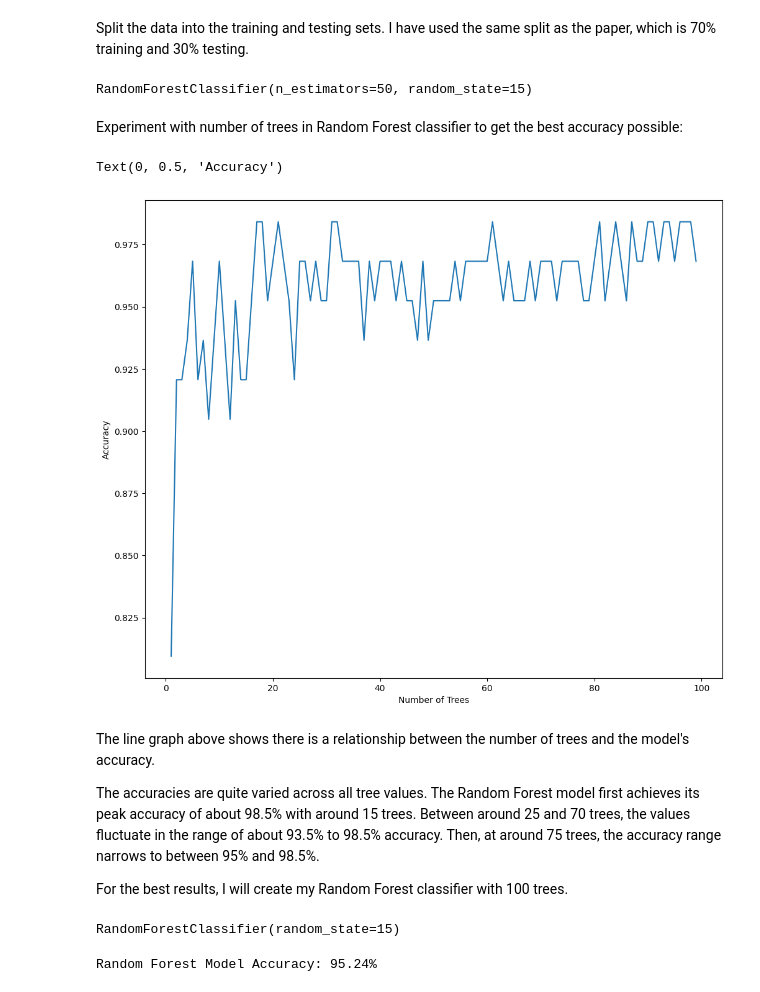
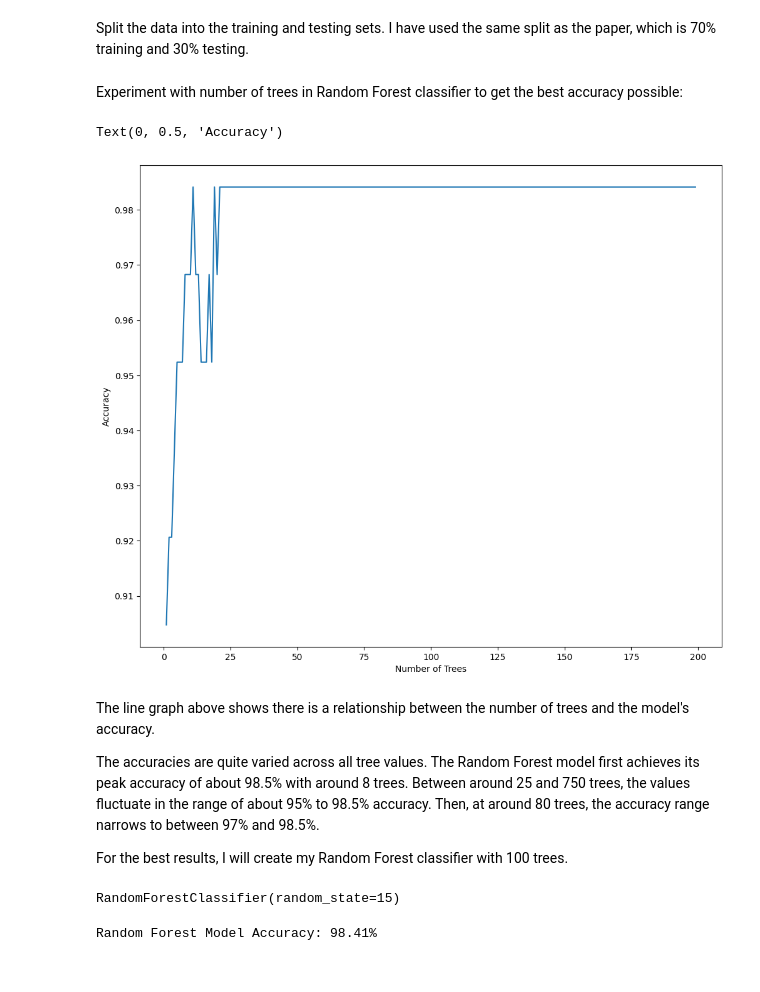
Before and after one commit to kaylamasson/CM3151-machine-learning-kaylamasson, a Jupyter notebook: seeds_classification.ipynb, the cells around one changed output. Drawn from its saved outputs; the diff is of its cells as text; code cells hidden in the pictures.

```diff
--- a/seeds_classification.ipynb
+++ b/seeds_classification.ipynb
@@ -329,14 +329,6 @@ y_encoded = le.transform(y_labels)
 # %% [markdown]
 Split the data into the training and testing sets. I have used the same split as the paper, which is 70% training and 30% testing.
 # %%
-from sklearn .model_selection import train_test_split
+from sklearn.model_selection import train_test_split
 
-X_train, X_test, y_train, y_test = train_test_split(X, y_encoded, test_size=0.3, random_state=15)
+X_train, X_test, y_train, y_test = train_test_split(X, y_encoded, test_size=0.3, stratify=y, random_state=15)
-# %%
-from sklearn.ensemble import RandomForestClassifier
-
-rf = RandomForestClassifier(n_estimators=50, random_state=15)
-
-rf.fit(X_train, y_train)
-# %% [output]
-RandomForestClassifier(n_estimators=50, random_state=15)
@@ -345,35 +342,36 @@ Experiment with number of trees in Random Forest classifier to get the best accu
 # %%
 from sklearn.metrics import accuracy_score
 
-n_estimator_values = list(range(1,100))
+n_estimator_values = list(range(1,200))
 
 accuracy_list = []
 
 for value in n_estimator_values:
-    rf = RandomForestClassifier(n_estimators=n_estimator_values[value-1])
+    rf = RandomForestClassifier(n_estimators=n_estimator_values[value-1], random_state=15)
     rf.fit(X_train, y_train)
     predictions = rf.predict(X_test)
     accuracy = accuracy_score(y_test, predictions)
     accuracy_list.append(accuracy)
 
 
+
 n_estimator_accuracy = list(zip(n_estimator_values, accuracy_list))
 # %%
-results = pd.DataFrame(data=n_estimator_accuracy, columns=['n_estimator_values','accuracy_list'])
+rf_results = pd.DataFrame(data=n_estimator_accuracy, columns=['n_estimator_values','accuracy_list'])
 
 plt.figure(figsize=(12,10))
 
-ax = sns.lineplot(data=results, x='n_estimator_values', y='accuracy_list', markers='o')
+ax = sns.lineplot(data=rf_results, x='n_estimator_values', y='accuracy_list')
 
 ax.set_xlabel('Number of Trees')
 ax.set_ylabel('Accuracy')
 # %% [output]
 Text(0, 0.5, 'Accuracy')
-[figure, old version]
+[figure, new version]
 # %% [markdown]
 The line graph above shows there is a relationship between the number of trees and the model's accuracy.
 
-The accuracies are quite varied across all tree values. The Random Forest model first achieves its peak accuracy of about 98.5% with around 15 trees. Between around 25 and 70 trees, the values fluctuate in the range of about 93.5% to 98.5% accuracy. Then, at around 75 trees, the accuracy range narrows to between 95% and 98.5%.
+The accuracies are quite varied across all tree values. The Random Forest model first achieves its peak accuracy of about 98.5% with around 8 trees. Between around 25 and 750 trees, the values fluctuate in the range of about 95% to 98.5% accuracy. Then, at around 80 trees, the accuracy range narrows to between 97% and 98.5%.
 
 For the best results, I will create my Random Forest classifier with 100 trees.
 # %%
@@ -388,4 +386,4 @@ rf_predictions = rf.predict(X_test)
 accuracy = accuracy_score(y_test, rf_predictions)
 print(f'Random Forest Model Accuracy: {np.round(accuracy * 100, 2)}%')
 # %% [output]
-Random Forest Model Accuracy: 95.24%
+Random Forest Model Accuracy: 98.41%
```
Also changed, not shown: parts of 11 cells of this notebook.
